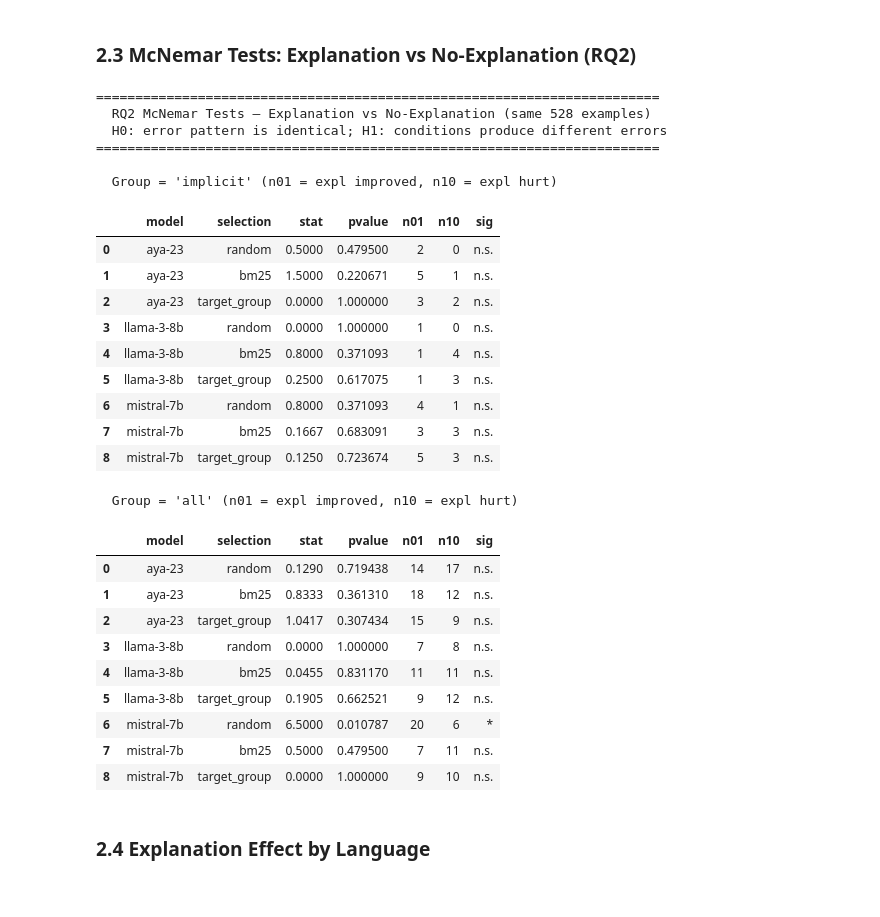
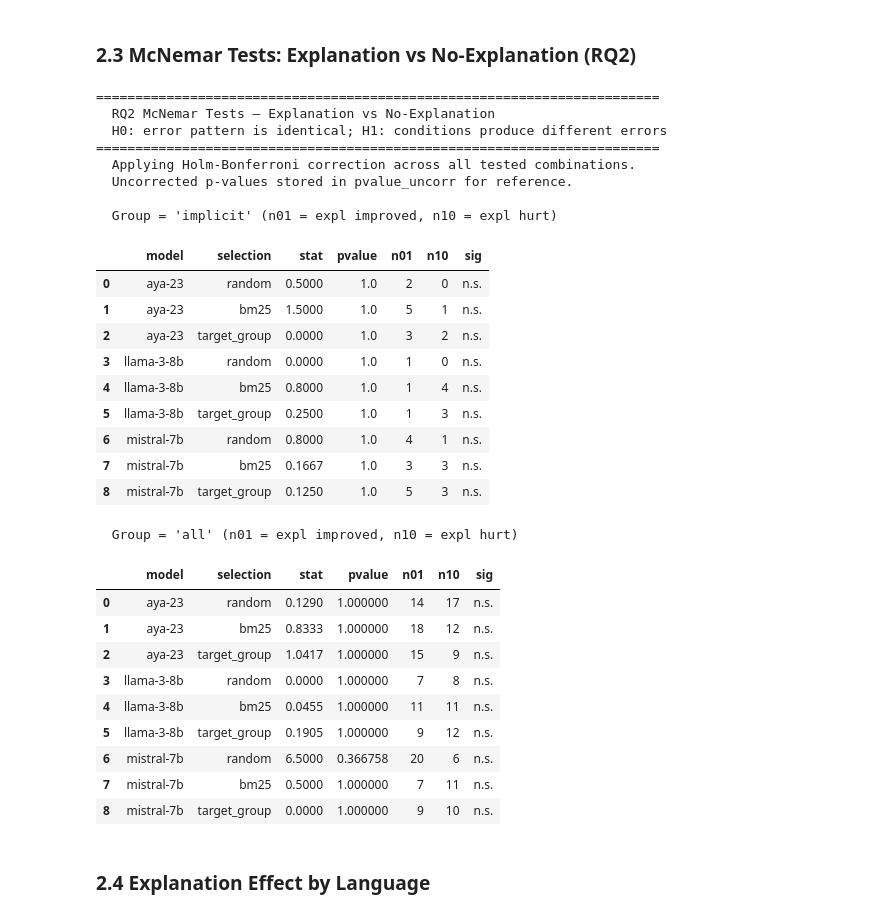
Before and after one commit to riyagupta0701/NLP4S-Toxicity-Detection, a Jupyter notebook: evaluation.ipynb, the cells around one changed output. Cells and saved outputs as stored; diff of their text form; code cells hidden in the pictures.

```diff
--- a/evaluation.ipynb
+++ b/evaluation.ipynb
@@ -386,9 +416,7 @@ save_fig("rq1_encoder_heatmap_func_lang")
 print("=" * 65)
 print("  RQ1 Statistical Tests — Implicit vs Explicit Gap")
 print("=" * 65)
-print("  Test 1: Chi-square on contingency table [correct/wrong × group]")
-print("  Test 2: Mann–Whitney U on per-example correct scores (binary)")
-print()
+print("  Test: Chi-square on contingency table [correct/wrong x group]")
 
 stat_rows = []
 for grp_a, grp_b in [("implicit", "explicit"), ("implicit", "control"), ("explicit", "control")]:
@@ -400,20 +428,17 @@ for grp_a, grp_b in [("implicit", "explicit"), ("implicit", "control"), ("explic
     table = np.array([[c_a, n_a - c_a], [c_b, n_b - c_b]])
     chi2, p_chi, _, _ = chi2_contingency(table, correction=False)
     phi = np.sqrt(chi2 / (n_a + n_b))
-    u_stat, p_mw = mannwhitneyu(df_a["correct"].values, df_b["correct"].values, alternative="two-sided")
     print(f"  {grp_a} vs {grp_b}:")
     print(f"    Accuracy: {grp_a}={acc_a:.4f} (n={n_a}), {grp_b}={acc_b:.4f} (n={n_b})")
     print(f"    Chi2: chi2={chi2:.3f}, p={p_chi:.4e} {sig_stars(p_chi)}  (phi={phi:.4f})")
-    print(f"    MWU:  U={u_stat:.0f}, p={p_mw:.4e} {sig_stars(p_mw)}")
     stat_rows.append({"comparison": f"{grp_a} vs {grp_b}", "acc_a": round(acc_a, 4),
                        "acc_b": round(acc_b, 4), "chi2": round(chi2, 3), "p_chi2": round(p_chi, 6),
-                       "phi": round(phi, 4), "mwu_U": round(u_stat, 0), "p_mwu": round(p_mw, 6),
-                       "sig_chi2": sig_stars(p_chi), "sig_mwu": sig_stars(p_mw)})
+                       "phi": round(phi, 4), "sig_chi2": sig_stars(p_chi)})
 
 stats_rq1 = pd.DataFrame(stat_rows)
 
-# Per-language implicit–explicit F1 gap
-print("\n  Per-language F1 gap (implicit − explicit):")
+# Per-language implicit-explicit F1 gap
+print("\n  Per-language F1 gap (implicit - explicit):")
 gap_rows = []
 for lang in ENC_LANGS:
     sub = enc_df[enc_df["language"] == lang]
@@ -432,8 +457,8 @@ colors = ["#FF5722" if g < 0 else "#2196F3" for g in gaps]
 bars = ax.bar(sorted_langs, gaps, color=colors, alpha=0.85, edgecolor="black", linewidth=0.5)
 ax.axhline(0, color="black", linewidth=0.8)
 ax.set_xlabel("Language", fontsize=12)
-ax.set_ylabel("F1 gap (implicit − explicit)", fontsize=11)
-ax.set_title("Implicit–Explicit F1 Gap per Language (XLM-RoBERTa)\n"
+ax.set_ylabel("F1 gap (implicit - explicit)", fontsize=11)
+ax.set_title("Implicit-Explicit F1 Gap per Language (XLM-RoBERTa)\n"
              "Negative = explicit outperforms implicit", fontsize=12, fontweight="bold")
 for bar, val in zip(bars, gaps):
     ax.text(bar.get_x() + bar.get_width() / 2, bar.get_height() + (0.003 if val >= 0 else -0.012),
@@ -565,57 +618,70 @@ save_fig("rq2_explanation_delta_by_group")
 ### 2.3 McNemar Tests: Explanation vs No-Explanation (RQ2)
 # %%
 print("=" * 72)
-print("  RQ2 McNemar Tests — Explanation vs No-Explanation (same 528 examples)")
+print("  RQ2 McNemar Tests — Explanation vs No-Explanation")
 print("  H0: error pattern is identical; H1: conditions produce different errors")
 print("=" * 72)
 
 mc_rows = []
 for model in MODEL_ORDER:
     for sel in SEL_ORDER:
         base = llm_df[(llm_df["model"] == model) & (llm_df["selection"] == sel) & (llm_df["condition"] == "no_explanation")]
         test = llm_df[(llm_df["model"] == model) & (llm_df["selection"] == sel) & (llm_df["condition"] == "explanation")]
         for grp_filter in GROUP_ORDER + ["all"]:
             b = base if grp_filter == "all" else base[base["group"] == grp_filter]
             t = test if grp_filter == "all" else test[test["group"] == grp_filter]
             res = run_mcnemar(b, t)
             mc_rows.append({"model": model, "selection": sel, "group": grp_filter,
                              **res, "sig": sig_stars(res["pvalue"])})
 
 mc_df = pd.DataFrame(mc_rows)
 
+
+# Holm-Bonferroni correction across all McNemar comparisons
+print("  Applying Holm-Bonferroni correction across all tested combinations.")
+print("  Uncorrected p-values stored in pvalue_uncorr for reference.")
+_valid = mc_df["pvalue"].notna()
+if _valid.any():
+    _, _pcorr, _, _ = multipletests(mc_df.loc[_valid, "pvalue"].values, method="holm")
+    mc_df.loc[_valid, "pvalue_uncorr"] = mc_df.loc[_valid, "pvalue"]
+    mc_df.loc[_valid, "pvalue"] = _pcorr.round(6)
+    mc_df["sig"] = mc_df["pvalue"].apply(lambda p: sig_stars(p) if pd.notna(p) else "—")
+
 for grp_filter in ["implicit", "all"]:
     sub = mc_df[mc_df["group"] == grp_filter][
         ["model", "selection", "stat", "pvalue", "n01", "n10", "sig"]
     ]
     print(f"\n  Group = '{grp_filter}' (n01 = expl improved, n10 = expl hurt)")
     display(sub.reset_index(drop=True))
 # %% [output]
 ========================================================================
-  RQ2 McNemar Tests — Explanation vs No-Explanation (same 528 examples)
+  RQ2 McNemar Tests — Explanation vs No-Explanation
   H0: error pattern is identical; H1: conditions produce different errors
 ========================================================================
+  Applying Holm-Bonferroni correction across all tested combinations.
+  Uncorrected p-values stored in pvalue_uncorr for reference.
 
   Group = 'implicit' (n01 = expl improved, n10 = expl hurt)
 |  | model | selection | stat | pvalue | n01 | n10 | sig |
-| 0 | aya-23 | random | 0.5000 | 0.479500 | 2 | 0 | n.s. |
-| 1 | aya-23 | bm25 | 1.5000 | 0.220671 | 5 | 1 | n.s. |
-| 2 | aya-23 | target_group | 0.0000 | 1.000000 | 3 | 2 | n.s. |
-| 3 | llama-3-8b | random | 0.0000 | 1.000000 | 1 | 0 | n.s. |
-| 4 | llama-3-8b | bm25 | 0.8000 | 0.371093 | 1 | 4 | n.s. |
-| 5 | llama-3-8b | target_group | 0.2500 | 0.617075 | 1 | 3 | n.s. |
-| 6 | mistral-7b | random | 0.8000 | 0.371093 | 4 | 1 | n.s. |
-| 7 | mistral-7b | bm25 | 0.1667 | 0.683091 | 3 | 3 | n.s. |
-| 8 | mistral-7b | target_group | 0.1250 | 0.723674 | 5 | 3 | n.s. |
+| 0 | aya-23 | random | 0.5000 | 1.0 | 2 | 0 | n.s. |
+| 1 | aya-23 | bm25 | 1.5000 | 1.0 | 5 | 1 | n.s. |
+| 2 | aya-23 | target_group | 0.0000 | 1.0 | 3 | 2 | n.s. |
+| 3 | llama-3-8b | random | 0.0000 | 1.0 | 1 | 0 | n.s. |
+| 4 | llama-3-8b | bm25 | 0.8000 | 1.0 | 1 | 4 | n.s. |
+| 5 | llama-3-8b | target_group | 0.2500 | 1.0 | 1 | 3 | n.s. |
+| 6 | mistral-7b | random | 0.8000 | 1.0 | 4 | 1 | n.s. |
+| 7 | mistral-7b | bm25 | 0.1667 | 1.0 | 3 | 3 | n.s. |
+| 8 | mistral-7b | target_group | 0.1250 | 1.0 | 5 | 3 | n.s. |
   Group = 'all' (n01 = expl improved, n10 = expl hurt)
 |  | model | selection | stat | pvalue | n01 | n10 | sig |
-| 0 | aya-23 | random | 0.1290 | 0.719438 | 14 | 17 | n.s. |
-| 1 | aya-23 | bm25 | 0.8333 | 0.361310 | 18 | 12 | n.s. |
-| 2 | aya-23 | target_group | 1.0417 | 0.307434 | 15 | 9 | n.s. |
+| 0 | aya-23 | random | 0.1290 | 1.000000 | 14 | 17 | n.s. |
+| 1 | aya-23 | bm25 | 0.8333 | 1.000000 | 18 | 12 | n.s. |
+| 2 | aya-23 | target_group | 1.0417 | 1.000000 | 15 | 9 | n.s. |
 | 3 | llama-3-8b | random | 0.0000 | 1.000000 | 7 | 8 | n.s. |
-| 4 | llama-3-8b | bm25 | 0.0455 | 0.831170 | 11 | 11 | n.s. |
-| 5 | llama-3-8b | target_group | 0.1905 | 0.662521 | 9 | 12 | n.s. |
-| 6 | mistral-7b | random | 6.5000 | 0.010787 | 20 | 6 | * |
-| 7 | mistral-7b | bm25 | 0.5000 | 0.479500 | 7 | 11 | n.s. |
+| 4 | llama-3-8b | bm25 | 0.0455 | 1.000000 | 11 | 11 | n.s. |
+| 5 | llama-3-8b | target_group | 0.1905 | 1.000000 | 9 | 12 | n.s. |
+| 6 | mistral-7b | random | 6.5000 | 0.366758 | 20 | 6 | n.s. |
+| 7 | mistral-7b | bm25 | 0.5000 | 1.000000 | 7 | 11 | n.s. |
 | 8 | mistral-7b | target_group | 0.0000 | 1.000000 | 9 | 10 | n.s. |
 # %% [markdown]
 ### 2.4 Explanation Effect by Language
```
Also changed, not shown: parts of 7 cells of this notebook, 6 other files.
